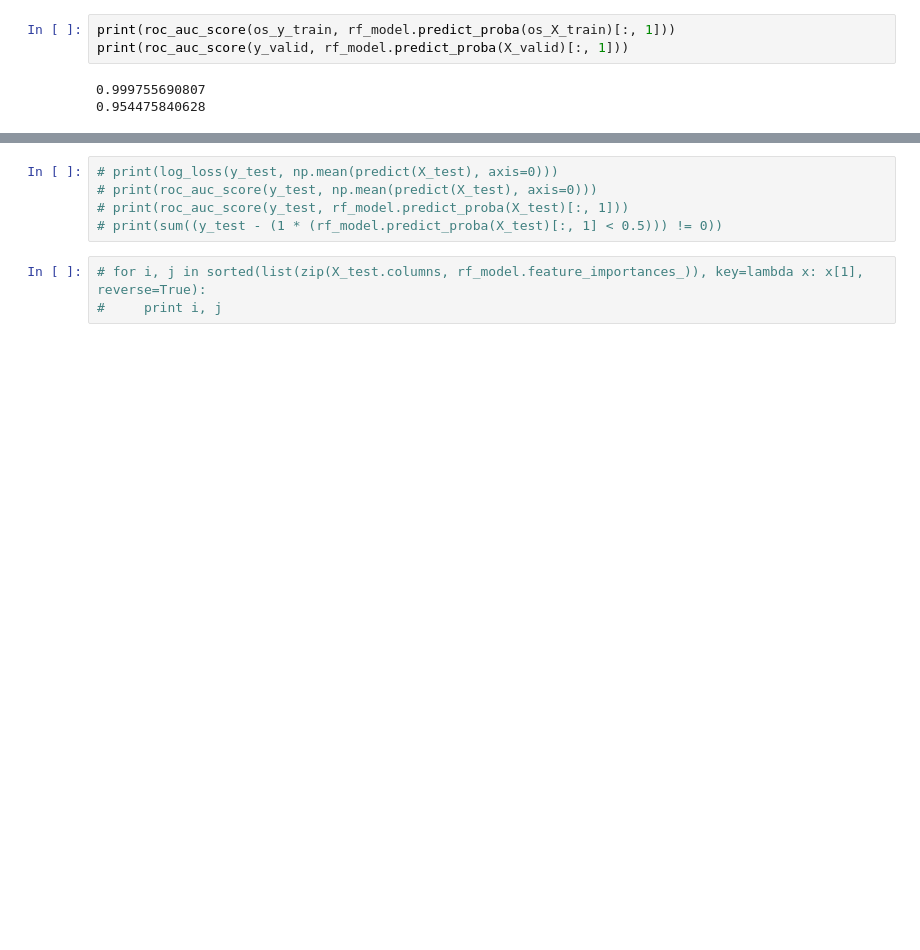
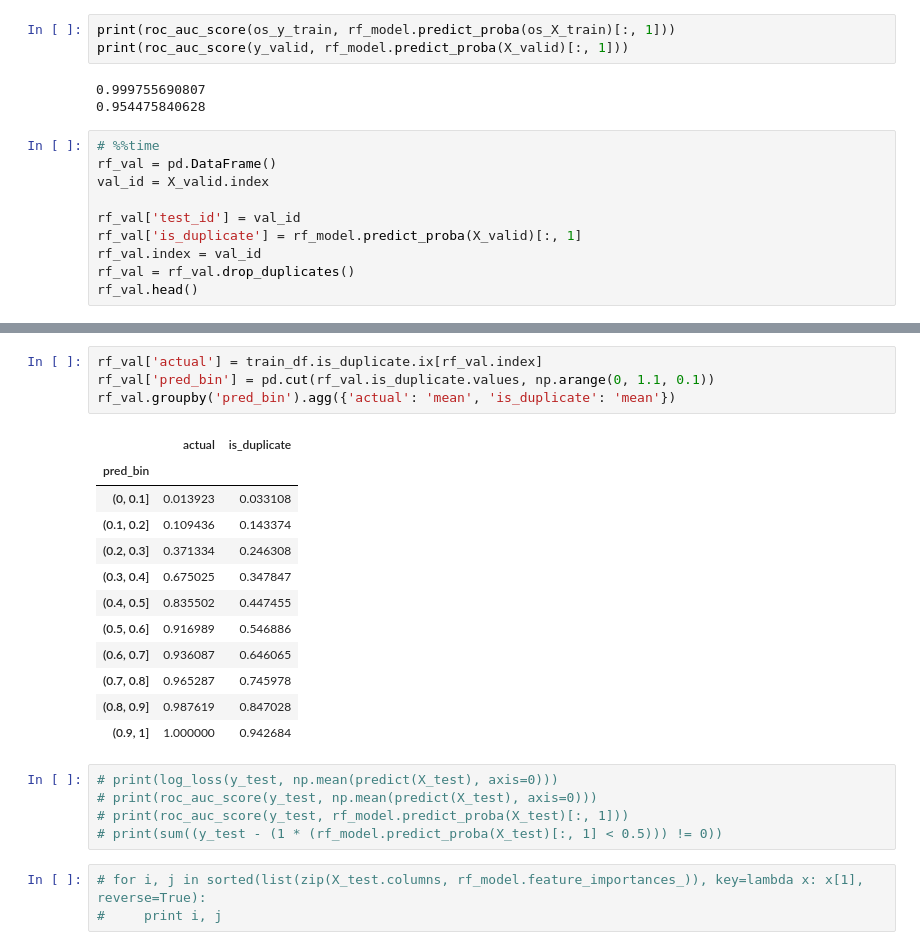
Before and after one commit to avsolatorio/kaggle-quora-question-pairs, a Jupyter notebook: src/Quora Duplicate Predictor.ipynb, the cells around one changed output, grey strips where cells are left out. Cells and saved outputs as stored; diff of their text form; blank space fills up the shorter version.

Commit message:
Analyzed the relative performance of predicted vs actual. Based on that, we implemented an adjustment of scores to increase log loss score.

```diff
--- a/src/Quora Duplicate Predictor.ipynb
+++ b/src/Quora Duplicate Predictor.ipynb
@@ -664,3 +664,13 @@ print(roc_auc_score(y_valid, rf_model.predict_proba(X_valid)[:, 1]))
 # %% [output]
 0.999755690807
 0.954475840628
+# %%
+# %%time
+rf_val = pd.DataFrame()
+val_id = X_valid.index
+
+rf_val['test_id'] = val_id
+rf_val['is_duplicate'] = rf_model.predict_proba(X_valid)[:, 1]
+rf_val.index = val_id
+rf_val = rf_val.drop_duplicates()
+rf_val.head()
@@ -667,3 +710,20 @@ print(roc_auc_score(y_valid, rf_model.predict_proba(X_valid)[:, 1]))
+# %%
+rf_val['actual'] = train_df.is_duplicate.ix[rf_val.index]
+rf_val['pred_bin'] = pd.cut(rf_val.is_duplicate.values, np.arange(0, 1.1, 0.1))
+rf_val.groupby('pred_bin').agg({'actual': 'mean', 'is_duplicate': 'mean'})
+# %% [output]
+|  | actual | is_duplicate |
+| pred_bin |  |  |
+| (0, 0.1] | 0.013923 | 0.033108 |
+| (0.1, 0.2] | 0.109436 | 0.143374 |
+| (0.2, 0.3] | 0.371334 | 0.246308 |
+| (0.3, 0.4] | 0.675025 | 0.347847 |
+| (0.4, 0.5] | 0.835502 | 0.447455 |
+| (0.5, 0.6] | 0.916989 | 0.546886 |
+| (0.6, 0.7] | 0.936087 | 0.646065 |
+| (0.7, 0.8] | 0.965287 | 0.745978 |
+| (0.8, 0.9] | 0.987619 | 0.847028 |
+| (0.9, 1] | 1.000000 | 0.942684 |
 # %%
 # print(log_loss(y_test, np.mean(predict(X_test), axis=0)))
 # print(roc_auc_score(y_test, np.mean(predict(X_test), axis=0)))
```
Also changed, not shown: parts of 6 cells of this notebook.
